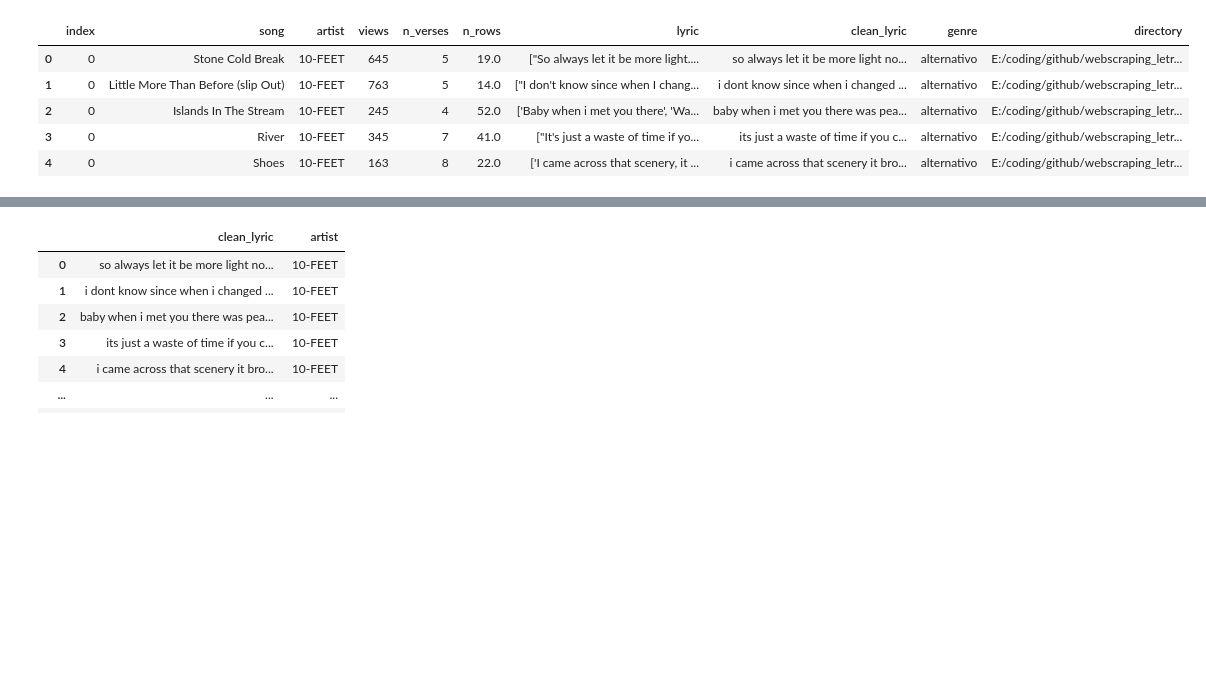
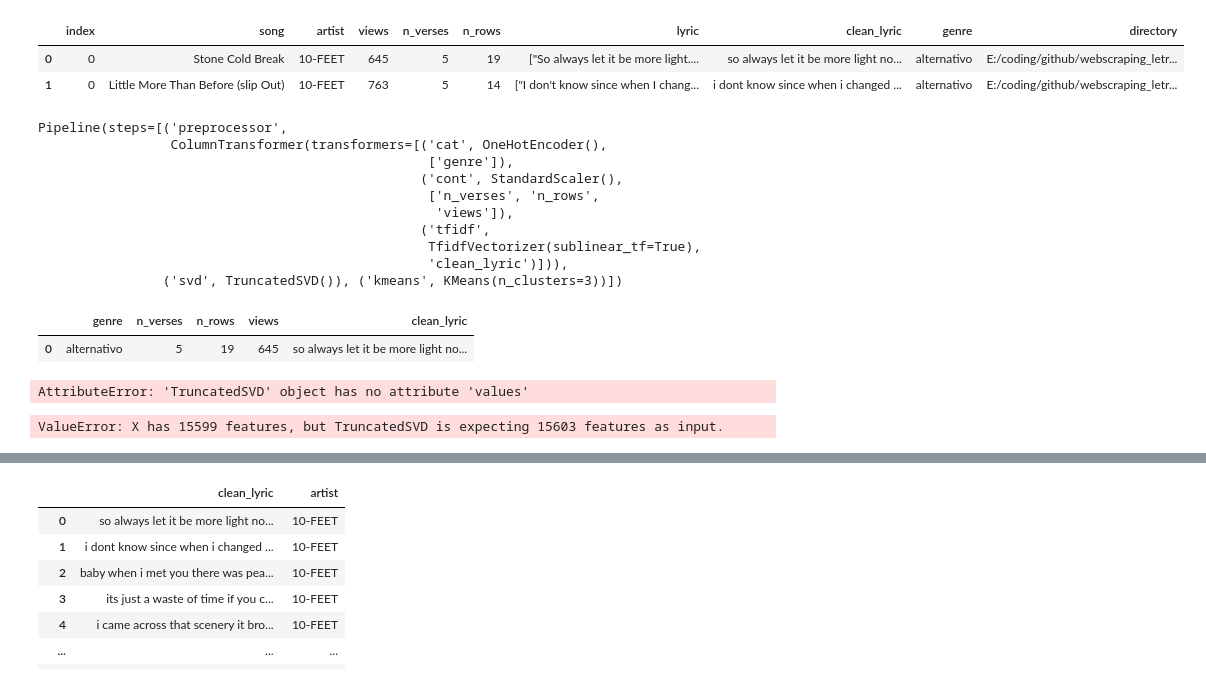
Before and after one commit to santosfmpedro/data_science_with_letras, a Jupyter notebook: notebooks/clustering.ipynb, the cells around one changed output, grey strips where cells are left out. Drawn from its saved outputs; the diff is of its cells as text; code cells hidden in the pictures; blank space fills up the shorter version.

Commit message:
pipelines_first_try

```diff
--- a/notebooks/clustering.ipynb
+++ b/notebooks/clustering.ipynb
@@ -23,9 +20,20 @@ data = pd.read_csv(f'{local_save}/silver_data_lyrics.csv')
+# %%
+local_save = "E:/coding/github/data_science_with_letras/data"
+data = pd.read_csv(f'{local_save}/silver_data_lyrics.csv')
+# Remover pontos, vírgulas e excessos de espaços na coluna
+data['views'] = data['views'].str.replace(r'[.,;]', '').str.replace(r'\s+', ' ').str.strip()
+data['views'] = data['views'].astype(int)
+data['n_verses'] = data['n_verses'].astype(int)
+data['n_rows'] = data['n_rows'].astype(int)
+
+categorical_cols = ['genre']
+continuous_cols = ['n_verses','n_rows', 'views']
+text_col = 'clean_lyric'
+
+df = pd.DataFrame(data, columns=categorical_cols + continuous_cols + [text_col])
 # %%
-data.head()
+data.head(2)
 # %% [output]
 |  | index | song | artist | views | n_verses | n_rows | lyric | clean_lyric | genre | directory |
-| 0 | 0 | Stone Cold Break | 10-FEET | 645 | 5 | 19.0 | ["So always let it be more light.... | so always let it be more light no... | alternativo | E:/coding/github/webscraping_letr... |
-| 1 | 0 | Little More Than Before (slip Out) | 10-FEET | 763 | 5 | 14.0 | ["I don't know since when I chang... | i dont know since when i changed ... | alternativo | E:/coding/github/webscraping_letr... |
-| 2 | 0 | Islands In The Stream | 10-FEET | 245 | 4 | 52.0 | ['Baby when i met you there', 'Wa... | baby when i met you there was pea... | alternativo | E:/coding/github/webscraping_letr... |
-| 3 | 0 | River | 10-FEET | 345 | 7 | 41.0 | ["It's just a waste of time if yo... | its just a waste of time if you c... | alternativo | E:/coding/github/webscraping_letr... |
-| 4 | 0 | Shoes | 10-FEET | 163 | 8 | 22.0 | ['I came across that scenery, it ... | i came across that scenery it bro... | alternativo | E:/coding/github/webscraping_letr... |
+| 0 | 0 | Stone Cold Break | 10-FEET | 645 | 5 | 19 | ["So always let it be more light.... | so always let it be more light no... | alternativo | E:/coding/github/webscraping_letr... |
+| 1 | 0 | Little More Than Before (slip Out) | 10-FEET | 763 | 5 | 14 | ["I don't know since when I chang... | i dont know since when i changed ... | alternativo | E:/coding/github/webscraping_letr... |
@@ -31,0 +64,14 @@ data.head()
+# %%
+# Aplica o pipeline aos dados
+pipeline.fit(df)
+# %% [output]
+Pipeline(steps=[('preprocessor',
+                 ColumnTransformer(transformers=[('cat', OneHotEncoder(),
+                                                  ['genre']),
+                                                 ('cont', StandardScaler(),
+                                                  ['n_verses', 'n_rows',
+                                                   'views']),
+                                                 ('tfidf',
+                                                  TfidfVectorizer(sublinear_tf=True),
+                                                  'clean_lyric')])),
+                ('svd', TruncatedSVD()), ('kmeans', KMeans(n_clusters=3))])
@@ -31,0 +81,14 @@ data.head()
+# %%
+df.head(1)
+# %% [output]
+|  | genre | n_verses | n_rows | views | clean_lyric |
+| 0 | alternativo | 5 | 19 | 645 | so always let it be more light no... |
+# %%
+pipeline.named_steps['svd'].values#.transform(df)
+# %% [output]
+AttributeError: 'TruncatedSVD' object has no attribute 'values'
+# %%
+# Adiciona as componentes principais ao DataFrame original
+df[['componente_principal1', 'componente_principal2']] = pipeline.named_steps['svd'].transform(X)
+# %% [output]
+ValueError: X has 15599 features, but TruncatedSVD is expecting 15603 features as input.
```
Also changed, not shown: parts of 19 cells of this notebook, 2 other files.
